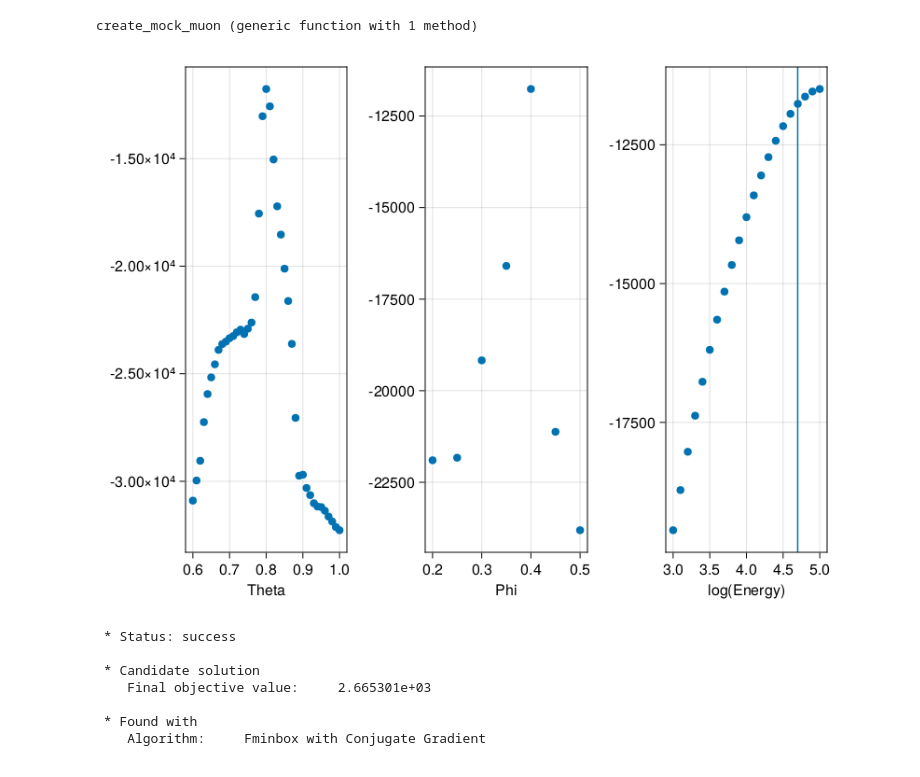
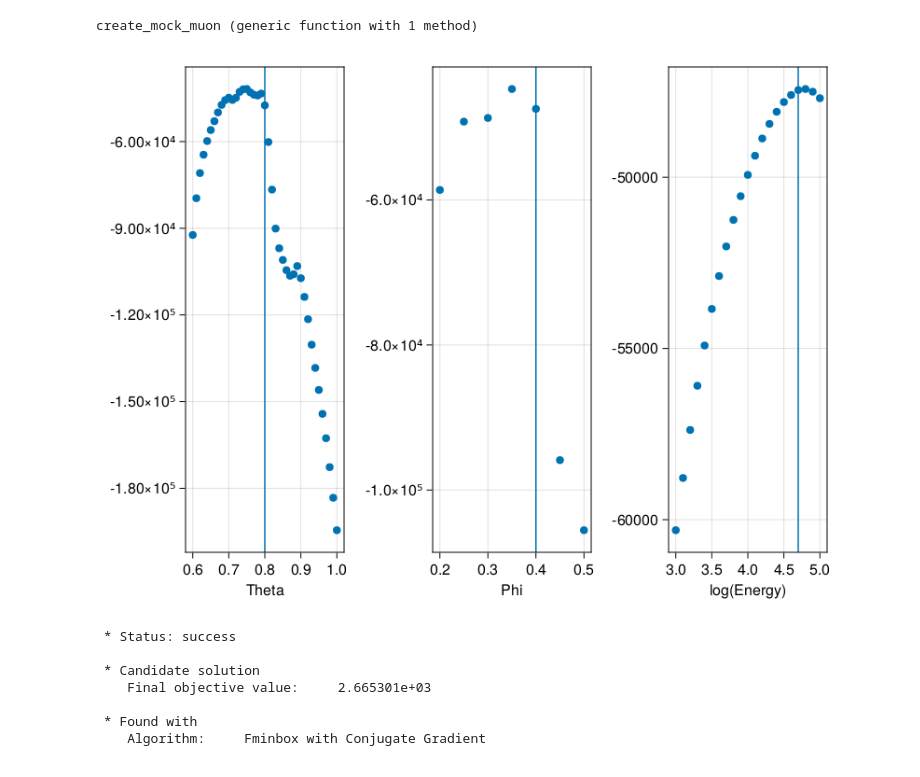
Before and after one commit to PLEnuM-group/NeutrinoTelescopes, a Jupyter notebook: notebooks/surrogate_checks.ipynb, the cells around one changed output. Saved outputs shown, nothing was run; the diff lists cells and outputs as text; code cells hidden in the pictures.

```diff
--- a/notebooks/surrogate_checks.ipynb
+++ b/notebooks/surrogate_checks.ipynb
@@ -455,7 +464,7 @@ function create_mock_muon(energy, position, direction, time, mean_free_path, len
         pos = position .+ dist_travelled .* direction
         t = time + dist_travelled * 0.3
 
-        push!(losses, Particle(pos, direction, t, e_loss, PEMinus))
+        push!(losses, Particle(pos, direction, t, e_loss, 0., PEMinus))
 
     end
 
@@ -469,44 +478,47 @@ p0 = SA[8., -5., -450]
 theta = 0.8
 phi = 0.4
 muon_energy = 5E4
-rng = MersenneTwister(2)
+rng = MersenneTwister(3)
 dir = sph_to_cart(theta, phi)
 pos = p0 .- 200 .* dir
 
 losses = create_mock_muon(muon_energy, pos, dir, 0., 30, 500, rng)
 losses_filt = [p for p in losses if p.energy > 100]
 
-
 @load models["4"] model hparams opt tf_dict
 c_n = c_at_wl(800f0, medium)
 target_mask = any(norm.([p.position for p in losses_filt] .- permutedims([t.position for t in targets_hex])) .<= 200, dims=1)[1, :]
+targets_range = targets_hex[target_mask]
 
-targets_range = targets_hex[target_mask]
+feat_buffer = zeros(9, get_pmt_count(eltype(targets_range))*length(targets_range)*length(losses_filt))
+
 
 data = sample_multi_particle_event(losses_filt, targets_range, model, tf_dict, c_n, rng)
 
 
 fig = Figure()
 ax1 = Axis(fig[1, 1], xlabel="Theta")
 
 thetas = 0.6:0.01:1
-llhs = [track_likelihood_fixed_losses(log10(muon_energy), t, phi, pos, 0.; losses=losses_filt, muon_energy=muon_energy, data=data, targets=targets_range, model=model, tf_vec=tf_dict, c_n=c_n) for t in thetas]
+llhs = [track_likelihood_fixed_losses(log10(muon_energy), t, phi, pos, 0.; losses=losses_filt, muon_energy=muon_energy, data=data, targets=targets_range, model=gpu(model), tf_vec=tf_dict, c_n=c_n, feat_buffer=feat_buffer) for t in thetas]
 scatter!(ax1, thetas, llhs)
-
+vlines!(ax1, theta)
 ax2 = Axis(fig[1, 2], xlabel="Phi")
 
 phis = 0.2:0.05:0.5
-llhs = [track_likelihood_fixed_losses(log10(muon_energy), theta, p, pos, 0.; losses=losses_filt, muon_energy=muon_energy, data=data, targets=targets_range, model=model, tf_vec=tf_dict, c_n=c_n) for p in phis]
+llhs = [track_likelihood_fixed_losses(log10(muon_energy), theta, p, pos, 0.; losses=losses_filt, muon_energy=muon_energy, data=data, targets=targets_range, model=gpu(model), tf_vec=tf_dict, c_n=c_n, feat_buffer=feat_buffer) for p in phis]
 scatter!(ax2, phis, llhs)
+vlines!(ax2, phi)
+
 
 ax3 = Axis(fig[1, 3], xlabel="log(Energy)")
 logenergies = 3:0.1:5
-llhs = [track_likelihood_fixed_losses(le, theta, phi, pos, 0.; losses=losses_filt, muon_energy=muon_energy, data=data, targets=targets_range, model=model, tf_vec=tf_dict, c_n=c_n) for le in logenergies]
+llhs = [track_likelihood_fixed_losses(le, theta, phi, pos, 0.; losses=losses_filt, muon_energy=muon_energy, data=data, targets=targets_range, model=gpu(model), tf_vec=tf_dict, c_n=c_n, feat_buffer=feat_buffer) for le in logenergies]
 scatter!(ax3, logenergies, llhs)
 vlines!(ax3, log10(muon_energy))
 fig
 # %% [output]
-[figure, old version]
+[figure, new version]
 # %%
 hypo = make_event_fit_model(seed_x=pos[1], seed_y=pos[2], seed_z=pos[3], seed_time=0.)#seed_x=pos[1], seed_y=pos[2], seed_z=pos[3], seed_time=0.)
 set_inactive!(hypo, "time")
```
Also changed, not shown: parts of 7 cells of this notebook, 3 other files.
